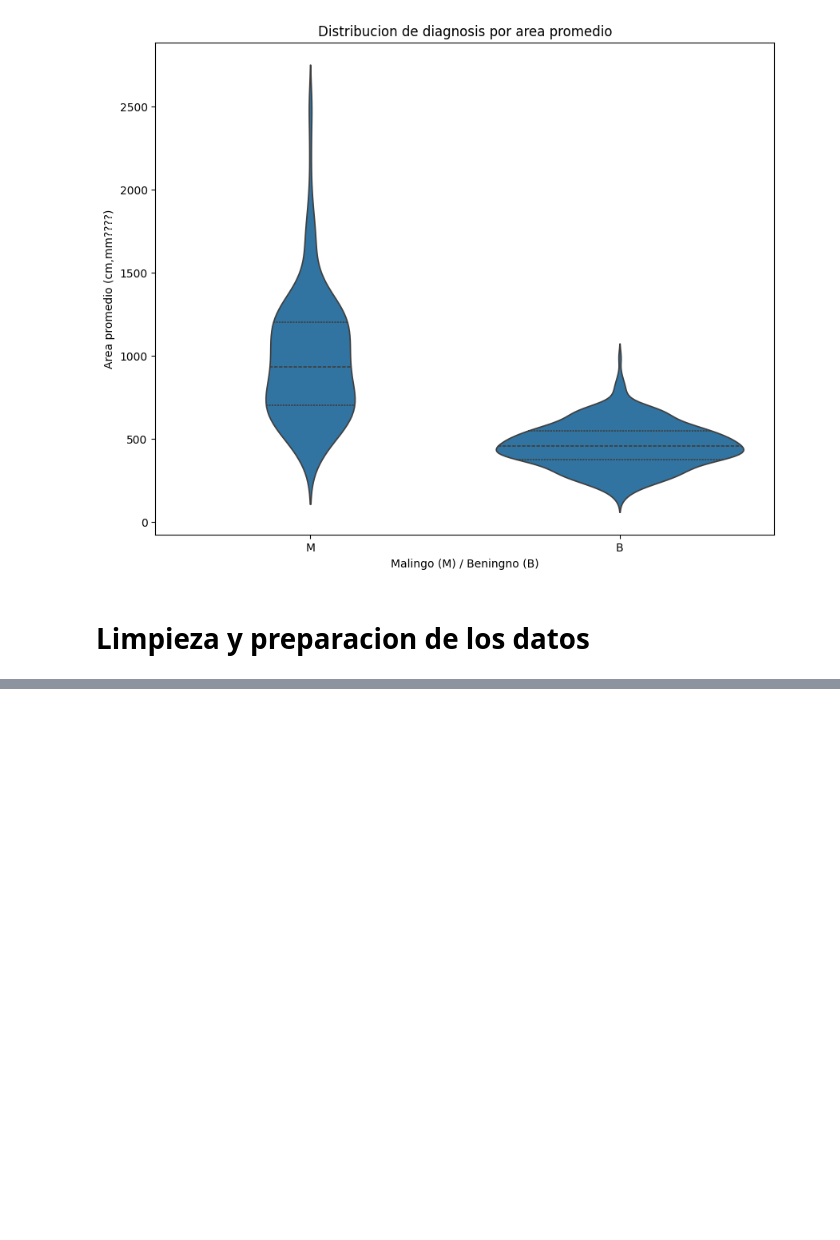
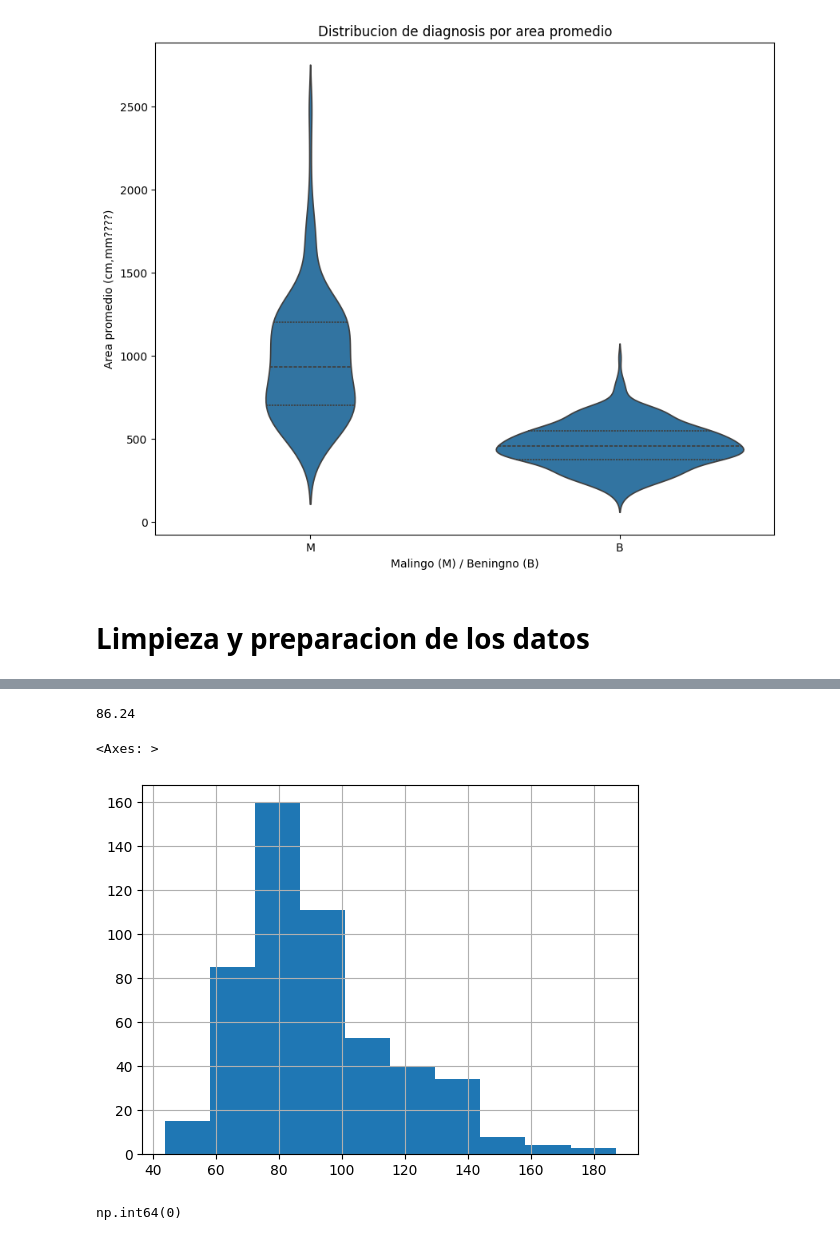
Before and after one commit to aformen9/BC-ML-Project, a Jupyter notebook: notebook/BreastCancer_ML.ipynb, the cells around one changed output, grey strips where cells are left out. Saved outputs shown, nothing was run; the diff lists cells and outputs as text; code cells hidden in the pictures; blank space fills up the shorter version.

```diff
--- a/notebook/BreastCancer_ML.ipynb
+++ b/notebook/BreastCancer_ML.ipynb
@@ -215,0 +505,4 @@ plt.show()
+# %%
+# Como la media y la mediana tienen un valor muy cercano,
+# y la distribucion de cola (histograma) no es larga, podemos rellenar con la media:
+df['texture_mean'] = df['texture_mean'].fillna(df['texture_mean'].mean())
@@ -215,0 +528,11 @@ plt.show()
+# %%
+# Mediana:
+df['perimeter_mean'].median()
+# %% [output]
+86.24
+# %%
+# Histograma:
+df['perimeter_mean'].hist()
+# %% [output]
+<Axes: >
+[figure, added]
@@ -215,0 +543,5 @@ plt.show()
+# %%
+# Chequeamos:
+df['perimeter_mean'].isnull().sum()
+# %% [output]
+np.int64(0)
```
Also changed, not shown: parts of 25 cells of this notebook.
